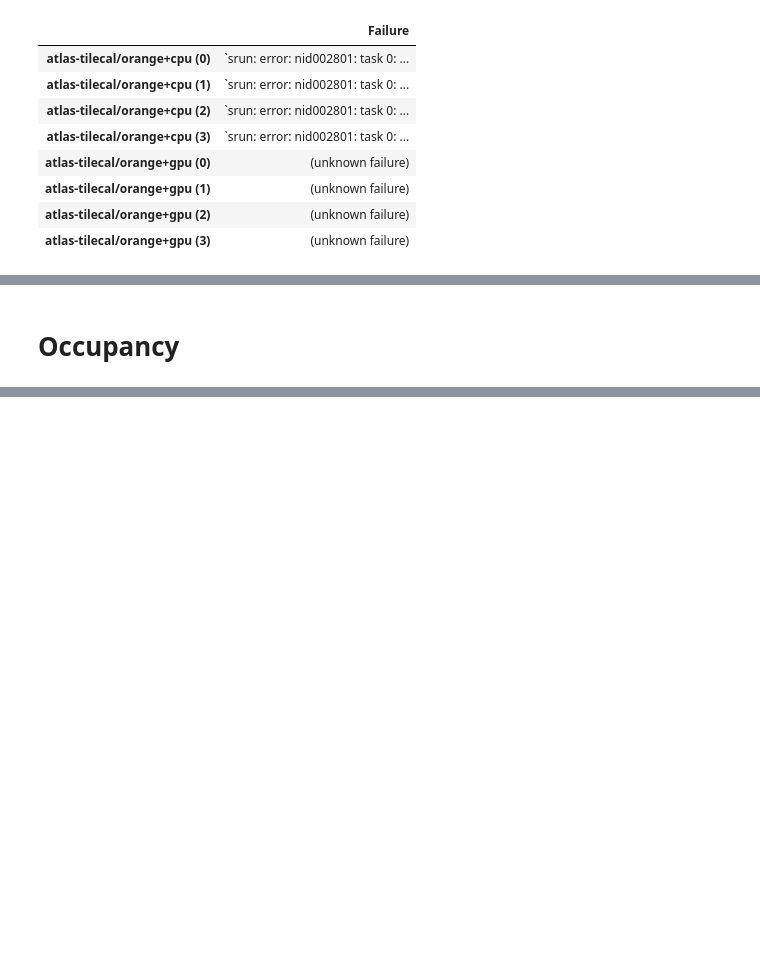
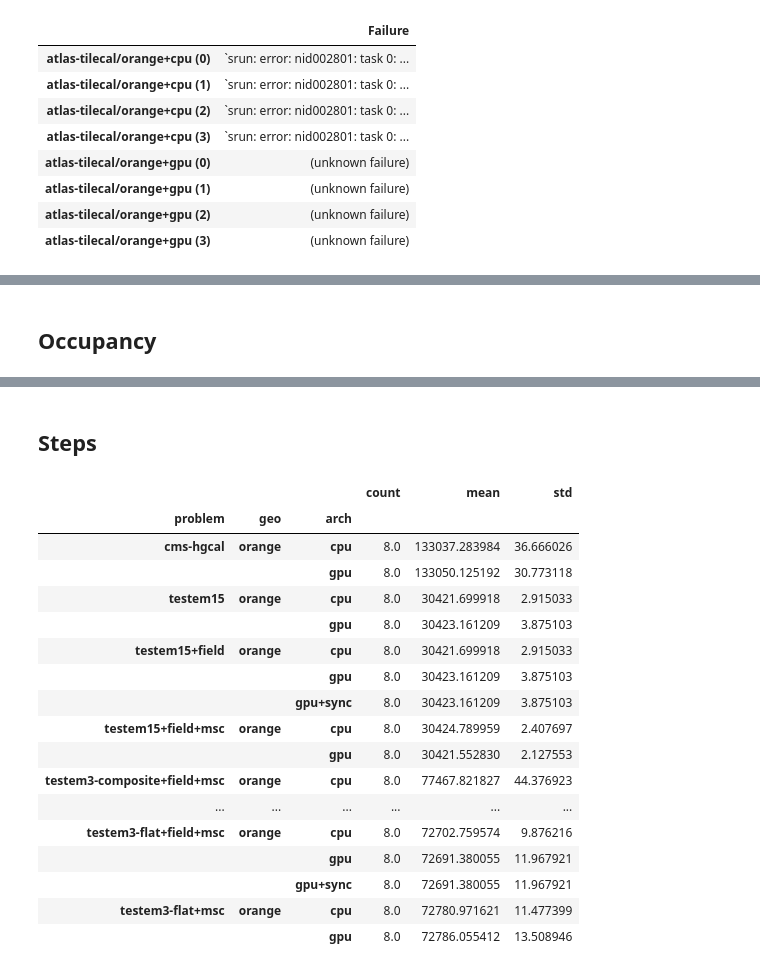
Before and after one commit to celeritas-project/regression, a Jupyter notebook: analysis.ipynb, the cells around one changed output, grey strips where cells are left out. Saved outputs shown, nothing was run; the diff lists cells and outputs as text; code cells hidden in the pictures; blank space fills up the shorter version.

```diff
--- a/analysis.ipynb
+++ b/analysis.ipynb
@@ -151,5 +154,5 @@ ftab.to_frame()
 # %% [markdown]
-# Occupancy
+## Occupancy
 # %%
 problem = "testem3-flat"
 kernel_stats = {
@@ -171,3 +174,28 @@ ksdf[ksdf['local_mem'] > 64]
 |  |  | geo-boundary | 0 | 8388608 | 152 | 4 | 256 | ... |
 | hip | orange | initialize-tracks | 0 | 68702699520 | 120 | 5 | 256 | ... |
 |  |  | geo-boundary | 0 | 68702699520 | 120 | 5 | 256 | ... |
+# %% [markdown]
+## Steps
+# %%
+steps = analyze.summarize_instances(frontier.result['avg_steps_per_primary'])
+# %%
+steps.dropna()
+# %% [output]
+|  |  |  | count | mean | std |
+| problem | geo | arch |  |  |  |
+| cms-hgcal | orange | cpu | 8.0 | 133037.283984 | 36.666026 |
+|  |  | gpu | 8.0 | 133050.125192 | 30.773118 |
+| testem15 | orange | cpu | 8.0 | 30421.699918 | 2.915033 |
+|  |  | gpu | 8.0 | 30423.161209 | 3.875103 |
+| testem15+field | orange | cpu | 8.0 | 30421.699918 | 2.915033 |
+|  |  | gpu | 8.0 | 30423.161209 | 3.875103 |
+|  |  | gpu+sync | 8.0 | 30423.161209 | 3.875103 |
+| testem15+field+msc | orange | cpu | 8.0 | 30424.789959 | 2.407697 |
+|  |  | gpu | 8.0 | 30421.552830 | 2.127553 |
+| testem3-composite+field+msc | orange | cpu | 8.0 | 77467.821827 | 44.376923 |
+| ... | ... | ... | ... | ... | ... |
+| testem3-flat+field+msc | orange | cpu | 8.0 | 72702.759574 | 9.876216 |
+|  |  | gpu | 8.0 | 72691.380055 | 11.967921 |
+|  |  | gpu+sync | 8.0 | 72691.380055 | 11.967921 |
+| testem3-flat+msc | orange | cpu | 8.0 | 72780.971621 | 11.477399 |
+|  |  | gpu | 8.0 | 72786.055412 | 13.508946 |
```
Also changed, not shown: parts of 11 cells of this notebook, 57 other files.
